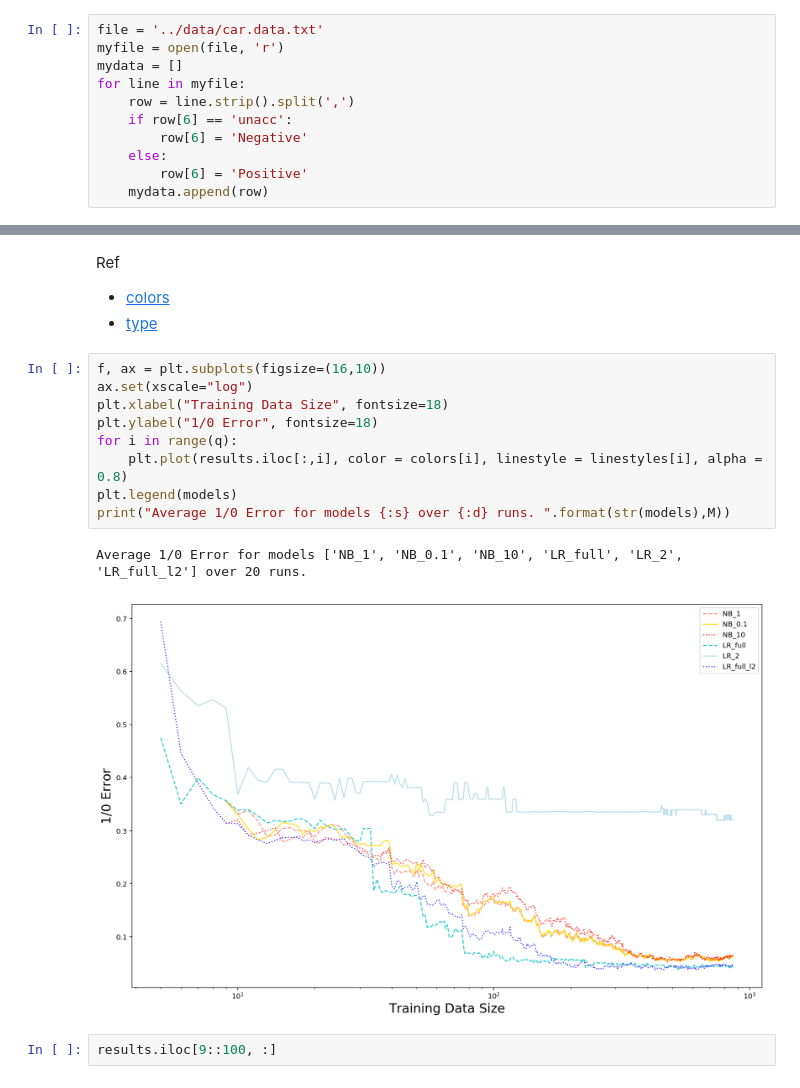
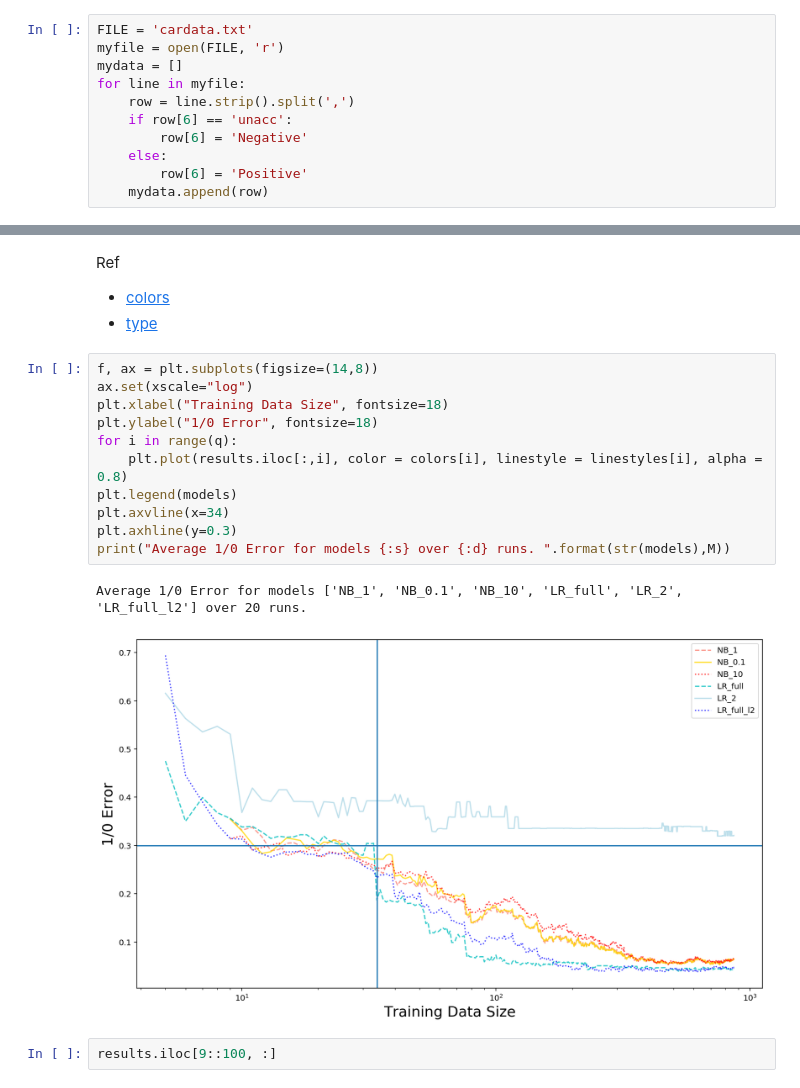
Before and after one commit to jeremy-dai/23-Statistical-Learning, a Jupyter notebook: Assignment 2/Hw2_Yizhen Dai_s2395479.ipynb, the cells around one changed output, grey strips where cells are left out. Cells and saved outputs as stored; diff of their text form.

```diff
--- a/Assignment 2/Hw2_Yizhen Dai_s2395479.ipynb
+++ b/Assignment 2/Hw2_Yizhen Dai_s2395479.ipynb
@@ -30,8 +29,8 @@ import seaborn as sns
 # Data
 ### import data
 # %%
-file = '../data/car.data.txt'
-myfile = open(file, 'r')
+FILE = 'cardata.txt'
+myfile = open(FILE, 'r')
 mydata = []
 for line in myfile:
     row = line.strip().split(',')
@@ -187,17 +211,19 @@ Ref
 - [colors](https://matplotlib.org/tutorials/colors/colors.html)
 - [type](https://matplotlib.org/3.1.0/gallery/lines_bars_and_markers/linestyles.html)
 # %%
-f, ax = plt.subplots(figsize=(16,10))
+f, ax = plt.subplots(figsize=(14,8))
 ax.set(xscale="log")
 plt.xlabel("Training Data Size", fontsize=18)
 plt.ylabel("1/0 Error", fontsize=18)
 for i in range(q):
     plt.plot(results.iloc[:,i], color = colors[i], linestyle = linestyles[i], alpha = 0.8)
 plt.legend(models)
+plt.axvline(x=34)
+plt.axhline(y=0.3)
 print("Average 1/0 Error for models {:s} over {:d} runs. ".format(str(models),M))
 # %% [output]
 Average 1/0 Error for models ['NB_1', 'NB_0.1', 'NB_10', 'LR_full', 'LR_2', 'LR_full_l2'] over 20 runs.
-[figure, old version]
+[figure, new version]
 # %%
 results.iloc[9::100, :]
 # %% [output]
```
Also changed, not shown: parts of 5 cells of this notebook, 2 other files.
